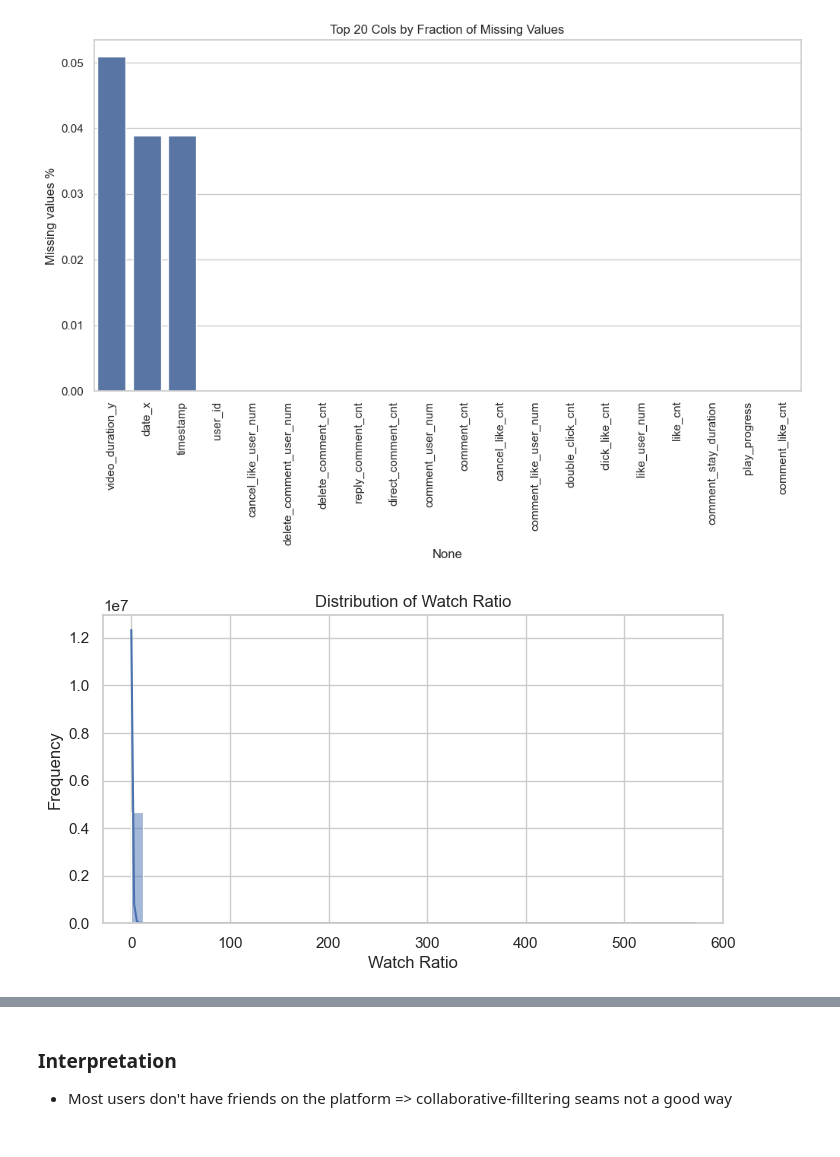
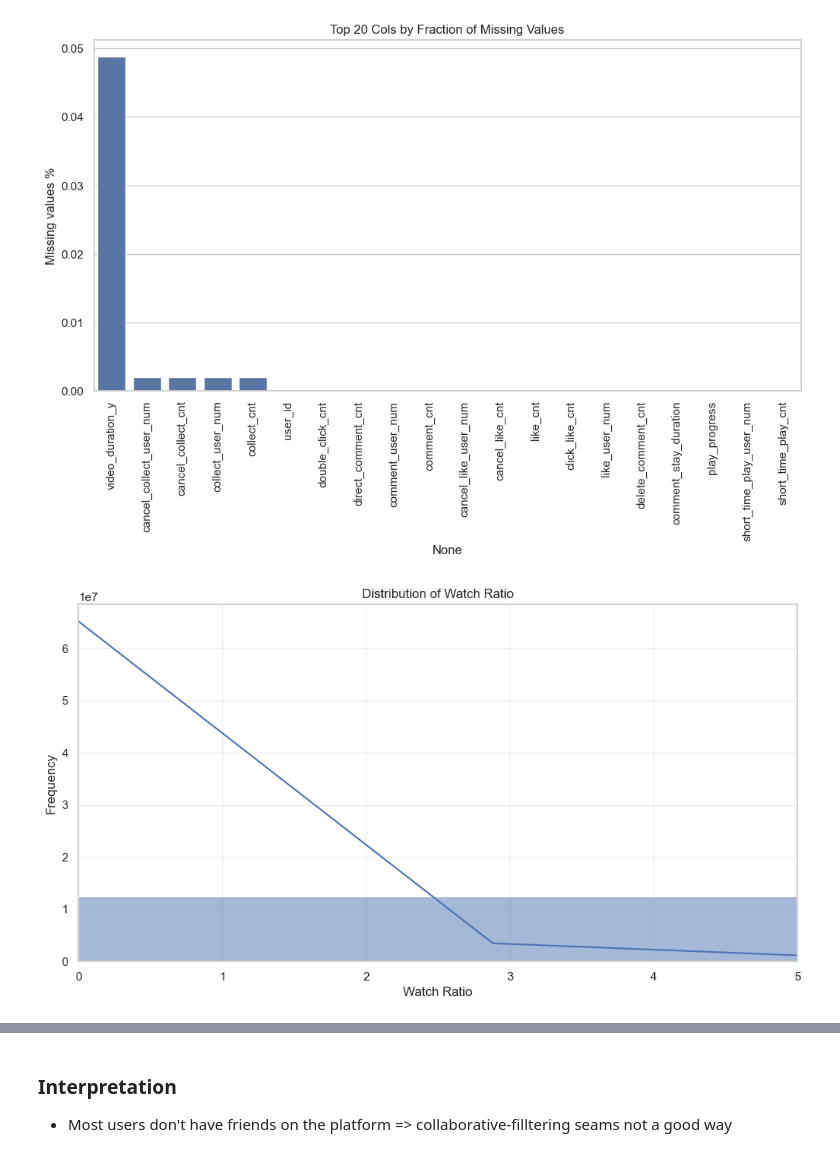
Before and after one commit to aygoun/FinalProject_2025_Armand_BLIN, a Jupyter notebook: notebooks/01_data_exploration.ipynb, the cells around one changed output, grey strips where cells are left out. Drawn from its saved outputs; the diff is of its cells as text; code cells hidden in the pictures.

```diff
--- a/notebooks/01_data_exploration.ipynb
+++ b/notebooks/01_data_exploration.ipynb
@@ -16,7 +16,7 @@ pd.set_option("display.width", None)
 pd.set_option("display.max_colwidth", None)
 # %%
 # Loading data from Kuairec
-interaction_matrix_df = pd.read_csv(RAW_DATA_DIR + "small_matrix.csv")
+interaction_matrix_df = pd.read_csv(RAW_DATA_DIR + "big_matrix.csv")
 display(interaction_matrix_df.head())
 
 item_categories_df = pd.read_csv(RAW_DATA_DIR + "item_categories.csv")
@@ -166,16 +177,18 @@ plt.ylabel("Missing values %")
 plt.xticks(rotation=90)
 plt.show()
 # %% [output]
-[figure, old version]
+[figure, new version]
 # %%
-plt.figure(figsize=(8, 4))
+plt.figure(figsize=(12, 6))
 sns.histplot(merged["watch_ratio"].dropna(), bins=50, kde=True)
 plt.title("Distribution of Watch Ratio")
 plt.xlabel("Watch Ratio")
 plt.ylabel("Frequency")
+plt.xlim(0, 5)  # Limit x-axis to show meaningful range for ratio
+plt.grid(True, alpha=0.3)
 plt.show()
 # %% [output]
-[figure, old version]
+[figure, new version]
 # %%
 video_inter_counts = merged["video_id"].value_counts()
 sns.histplot(video_inter_counts, bins=50, log=True)
```
Also changed, not shown: parts of 11 cells of this notebook, 6 other files.
